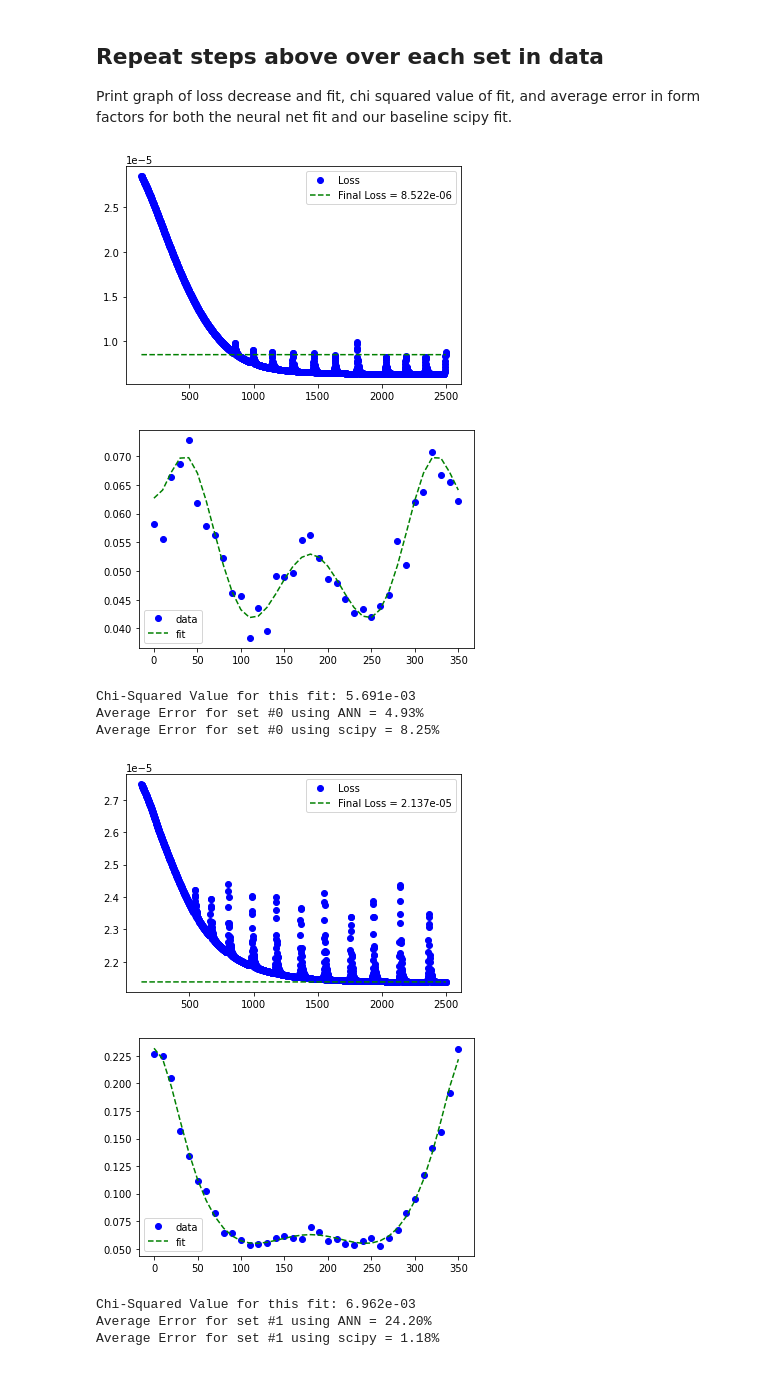
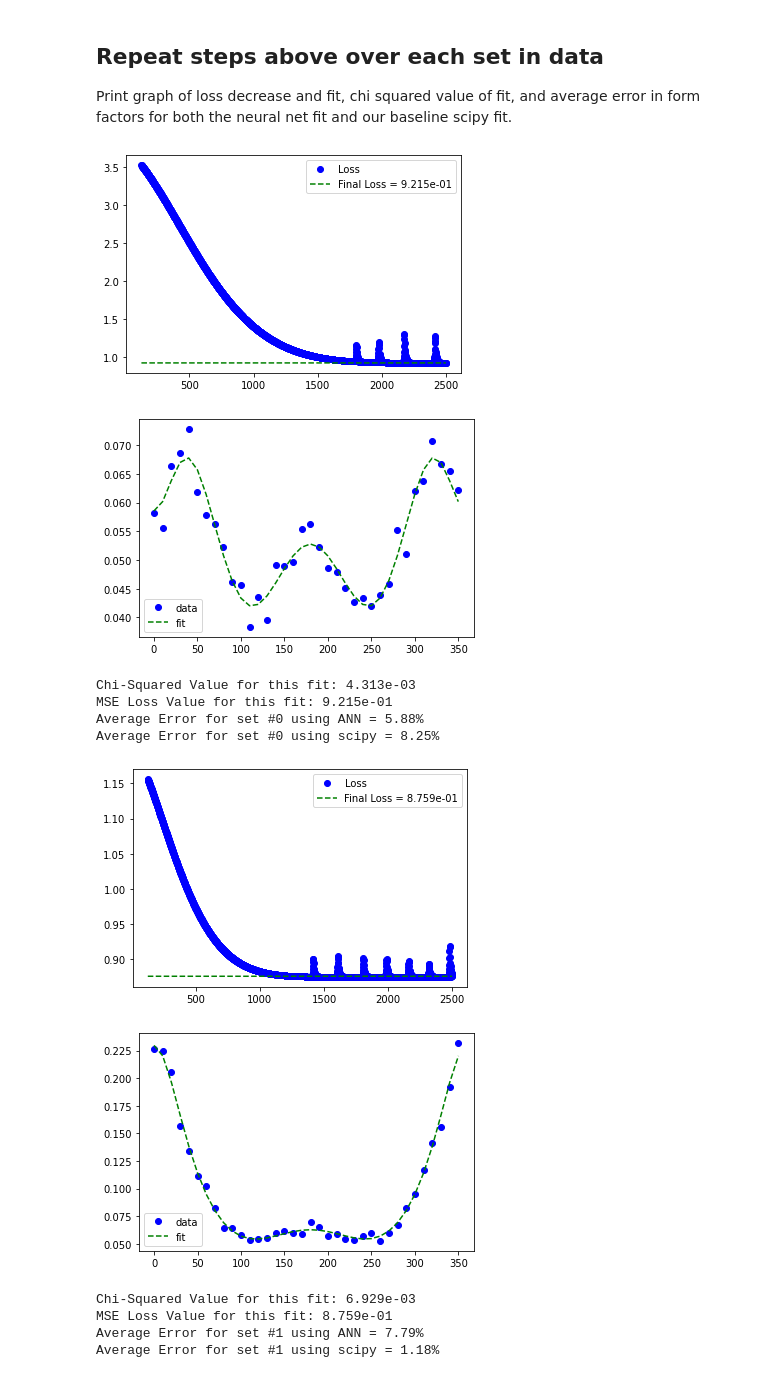
Before and after one commit to mattw65/Neural_Net, a Jupyter notebook: ExtractionNet1.ipynb, the cells around one changed output. Cells and saved outputs as stored; diff of their text form; code cells hidden in the pictures.

```diff
--- a/ExtractionNet1.ipynb
+++ b/ExtractionNet1.ipynb
@@ -22,10 +21,9 @@ from scipy.stats import chisquare
 ### Load functions and choose set to fit
 change setnum to choose which set to fit
 # %%
-b = BHDVCS()
 tb = TBHDVCS()
 
-f = b.TotalUUXS_curve_fit3
+f = tb.TotalUUXS_curve_fit3
 
 loss_func = tb.loss_function
 
@@ -169,12 +167,13 @@ for datset in range(12):
 
 
     xdat = np.asarray([phi[a:b], qq[a:b], xb[a:b], t[a:b], k[a:b], F1[a:b], F2[a:b], const[a:b]])
-    x = Variable(torch.from_numpy(xdat.transpose()))
+    x = Variable(torch.from_numpy(xdat[1:5].transpose()))
     y = Variable(torch.from_numpy(ydat[a:b].transpose()))
     xdat = Variable(torch.from_numpy(xdat))
+    errs = Variable(torch.from_numpy(errF[a:b]))
 
     net = torch.nn.Sequential(
-        torch.nn.Linear(8, 100),
+        torch.nn.Linear(4, 100),
         torch.nn.Tanh(),
         torch.nn.Linear(100, 100),
         torch.nn.Tanh(),
@@ -197,47 +196,50 @@ for datset in range(12):
         ReHTfit = torch.mean(torch.transpose(p, 0, 1)[2])
         cffs = [ReHfit, ReEfit, ReHTfit]
 
-        loss = loss_func(xdat.float(), cffs , y)
+        loss = loss_func((xdat.float()), cffs, errs, y)
         losses.append(float(loss.data.float()))
 
         optimizer.zero_grad()
         loss.backward()
         optimizer.step()
 
     plt.plot(np.linspace(int(.05*EPOCH), EPOCH, int(.95*EPOCH)), np.asarray(losses)[int(.05*EPOCH):], 'bo', label='Loss')
     plt.plot(np.linspace(int(.05*EPOCH), EPOCH, int(.95*EPOCH)), np.zeros(int(0.95*EPOCH))+float(loss.data.float()), 'g--', label='Final Loss = %.3e' % (float(loss.data.float())))
     plt.legend()
     plt.show()
 
     ReHfit = torch.mean(torch.transpose(p, 0, 1)[0]).data.numpy()
     ReEfit = torch.mean(torch.transpose(p, 0, 1)[1]).data.numpy()
     ReHTfit = torch.mean(torch.transpose(p, 0, 1)[2]).data.numpy()
     fit_cffs = [ReHfit, ReEfit, ReHTfit]
 
     plt.plot(phi[a:b], ydat[a:b], 'bo', label='data')
     plt.plot(phi[a:b], f(xdat,fit_cffs), 'g--', label='fit')
     plt.legend()
     plt.show()
 
     err_H.append(abs(100*(abs(fit_cffs[0]-ReH_target[a]))/ReH_target[a]))
     err_E.append(abs(100*(abs(fit_cffs[1]-ReE_target[a]))/ReE_target[a]))
     err_HT.append(abs(100*(abs(fit_cffs[2]-ReHT_target[a]))/ReHT_target[a]))
 
     print('Chi-Squared Value for this fit: %.3e' % (chisquare(f(xdat,fit_cffs), ydat[a:b])[0]))
-    print('Average Error for set #%d using ANN = %.2f%%' % ((datset) ,((err_H[-1]+err_E[-1]+err_HT[-1])/3)))
+    print('MSE Loss Value for this fit: %.3e' % (float(loss.data.float())))
+    print('Average Error for set #%d using ANN = %.2f%%' % ((datset), ((err_H[-1]+err_E[-1]+err_HT[-1])/3)))
     dvcsfit.fit_scipy(datset)
 
-print('\n\033[1m%s%.2f' % ('Avg. Error of ReH = ', sum(err_H)/len(err_H)))
-print('\033[1m%s%.2f' % ('Avg. Error of ReE = ', sum(err_E)/len(err_E)))
+print('\n\033[1m%s%.2f%%' % ('Avg. Error of ReH = ', sum(err_H)/len(err_H)))
+print('\033[1m%s%.2f%%' % ('Avg. Error of ReE = ', sum(err_E)/len(err_E)))
 print('\033[1m%s%.2f%%' % ('Avg. Error of ReHT = ', sum(err_HT)/len(err_HT)))
 # %% [output]
-[figure, old version]
+[figure, new version]
-[figure, old version]
+[figure, new version]
-Chi-Squared Value for this fit: 5.691e-03
-Average Error for set #0 using ANN = 4.93%
+Chi-Squared Value for this fit: 4.313e-03
+MSE Loss Value for this fit: 9.215e-01
+Average Error for set #0 using ANN = 5.88%
 Average Error for set #0 using scipy = 8.25%
-[figure, old version]
+[figure, new version]
 [figure]
-Chi-Squared Value for this fit: 6.962e-03
-Average Error for set #1 using ANN = 24.20%
+Chi-Squared Value for this fit: 6.929e-03
+MSE Loss Value for this fit: 8.759e-01
+Average Error for set #1 using ANN = 7.79%
 Average Error for set #1 using scipy = 1.18%
```
Also changed, not shown: parts of 3 cells of this notebook.
